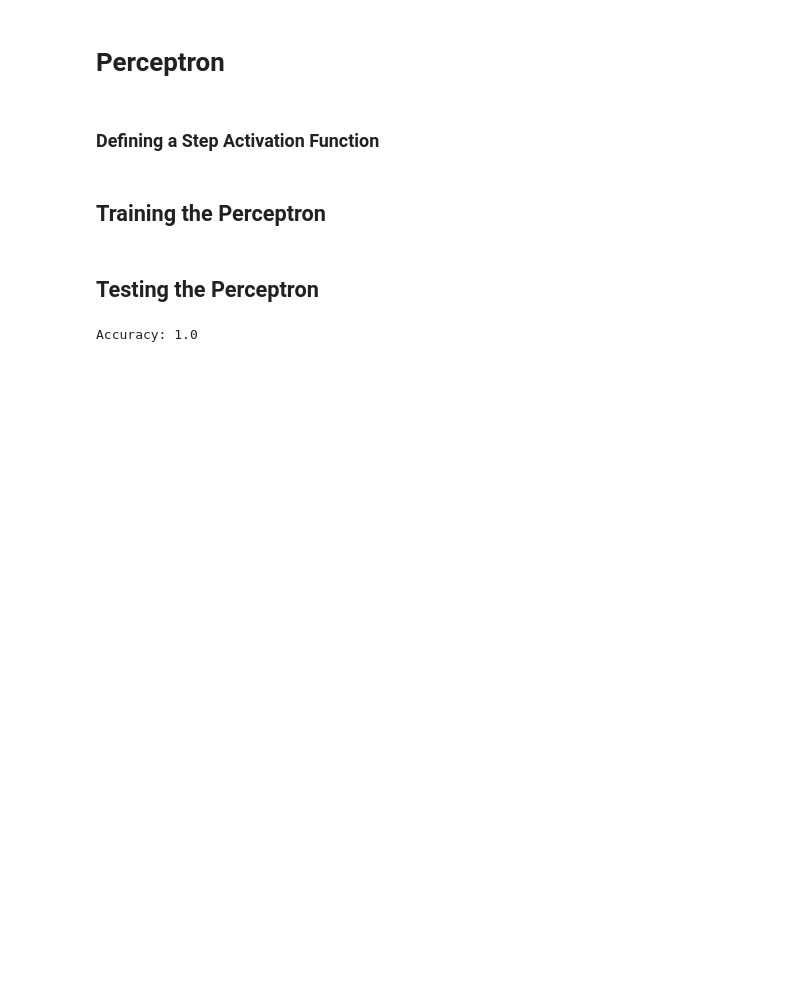
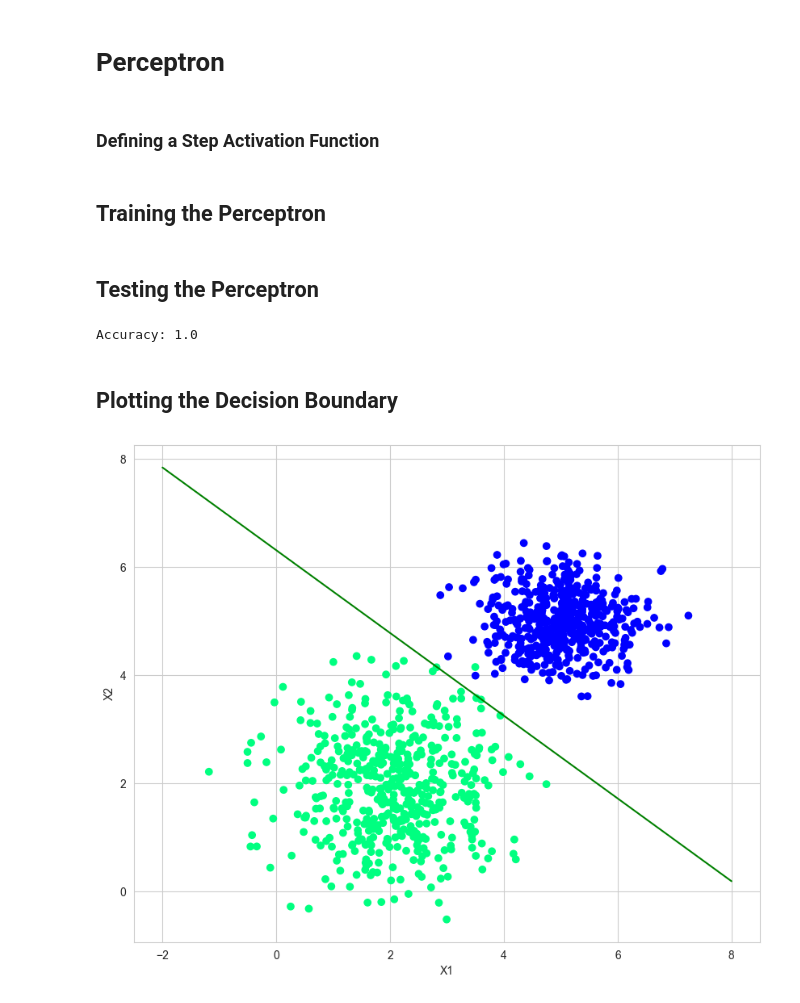
Before and after one commit to alliajagbe/perceptron, a Jupyter notebook: perceptron.ipynb, the cells around one changed output. Cells and saved outputs as stored; diff of their text form; code cells hidden in the pictures; blank space fills up the shorter version.

Commit message:
decision boundary

```diff
--- a/perceptron.ipynb
+++ b/perceptron.ipynb
@@ -96,3 +97,20 @@ accuracy = np.sum(y_pred == y_test) / len(y_test)
 print("Accuracy:", accuracy)
 # %% [output]
 Accuracy: 1.0
+# %% [markdown]
+## Plotting the Decision Boundary
+# %%
+# plotting decision boundary
+x1 = np.linspace(-2, 8, 100)
+x2 = -(w[0] + w[1] * x1) / w[2]
+
+# plotting with seaborn
+sns.set_style("whitegrid")
+plt.figure(figsize=(10, 8))
+plt.scatter(X[:, 1], X[:, 2], c=y, cmap="winter")
+plt.plot(x1, x2, c="green")
+plt.xlabel("X1")
+plt.ylabel("X2")
+plt.show()
+# %% [output]
+[figure, added]
```
Also changed, not shown: parts of 1 cell of this notebook.
